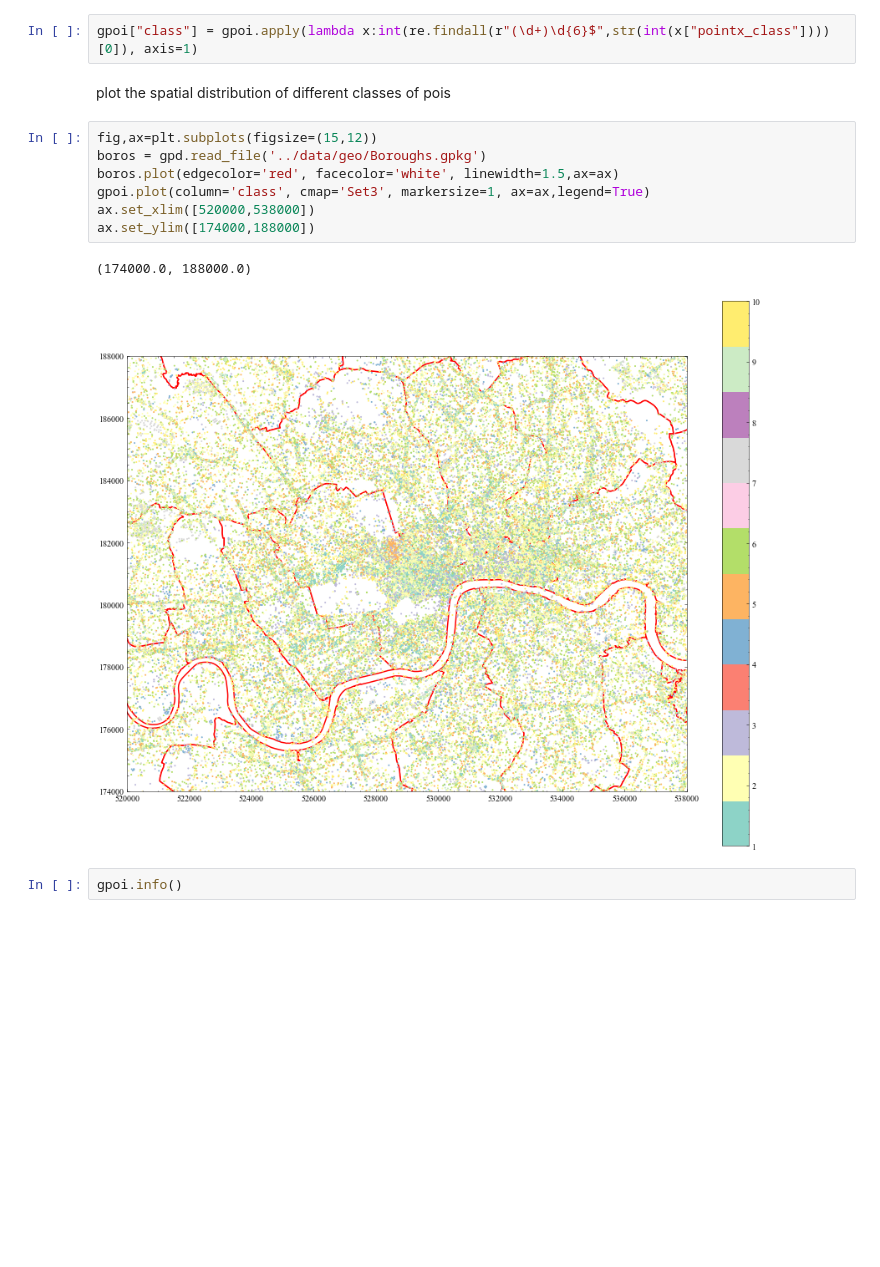
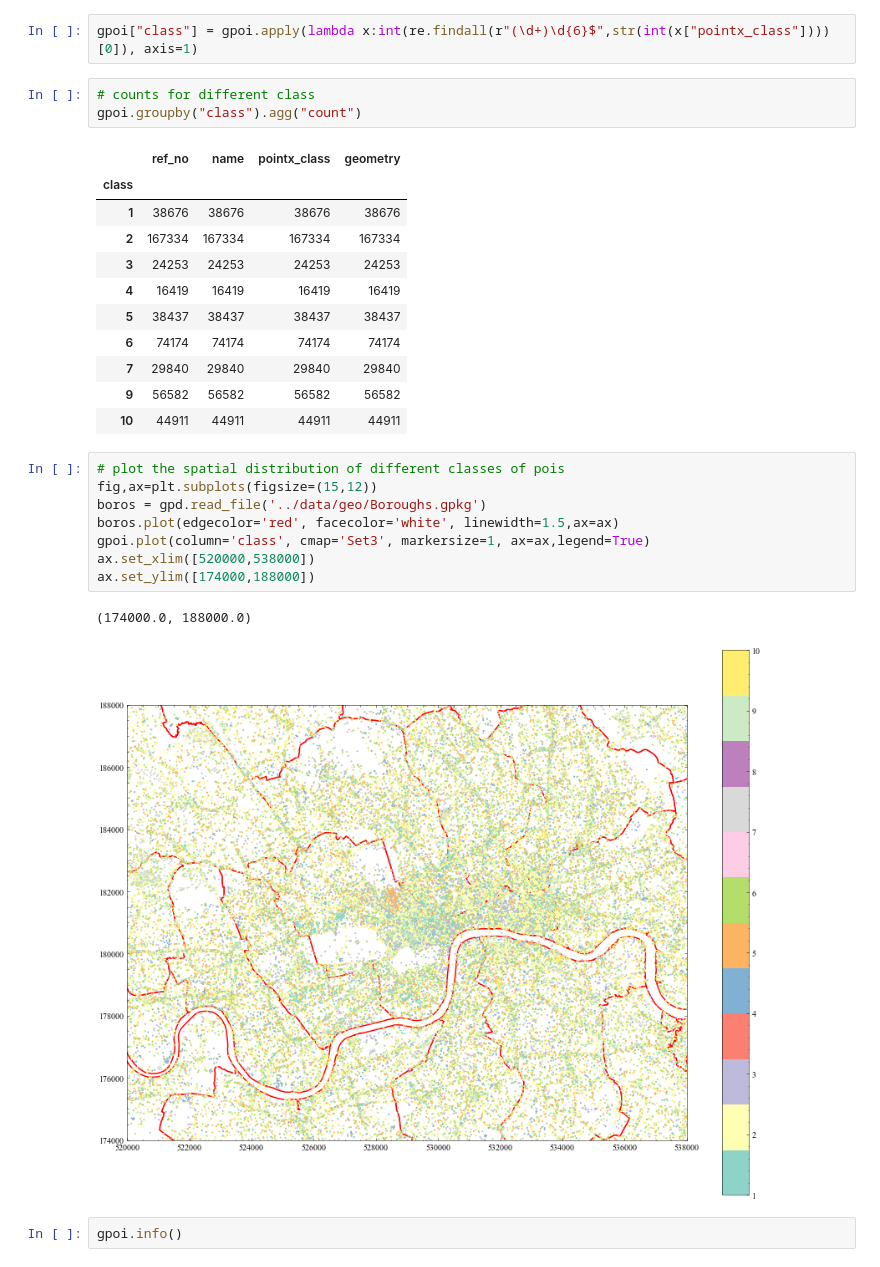
Before and after one commit to AdamZhou3/P2V, a Jupyter notebook: 01_EDA.ipynb, the cells around one changed output. Saved outputs shown, nothing was run; the diff lists cells and outputs as text; blank space fills up the shorter version.

```diff
--- a/01_EDA.ipynb
+++ b/01_EDA.ipynb
@@ -54,9 +65,23 @@ def load_gpoi(path,cols=["ref_no","name","pointx_class","geometry"]):
 gpoi = load_gpoi(os.path.join('data','poi_3822536','poi2020_09.csv'))
 # %%
 gpoi["class"] = gpoi.apply(lambda x:int(re.findall(r"(\d+)\d{6}$",str(int(x["pointx_class"])))[0]), axis=1)
-# %% [markdown]
-plot the spatial distribution of different classes of pois
+# %%
+# counts for different class
+gpoi.groupby("class").agg("count")
+# %% [output]
+|  | ref_no | name | pointx_class | geometry |
+| class |  |  |  |  |
+| 1 | 38676 | 38676 | 38676 | 38676 |
+| 2 | 167334 | 167334 | 167334 | 167334 |
+| 3 | 24253 | 24253 | 24253 | 24253 |
+| 4 | 16419 | 16419 | 16419 | 16419 |
+| 5 | 38437 | 38437 | 38437 | 38437 |
+| 6 | 74174 | 74174 | 74174 | 74174 |
+| 7 | 29840 | 29840 | 29840 | 29840 |
+| 9 | 56582 | 56582 | 56582 | 56582 |
+| 10 | 44911 | 44911 | 44911 | 44911 |
 # %%
+# plot the spatial distribution of different classes of pois
 fig,ax=plt.subplots(figsize=(15,12))
 boros = gpd.read_file('../data/geo/Boroughs.gpkg')
 boros.plot(edgecolor='red', facecolor='white', linewidth=1.5,ax=ax)
```
Also changed, not shown: parts of 11 cells of this notebook.
